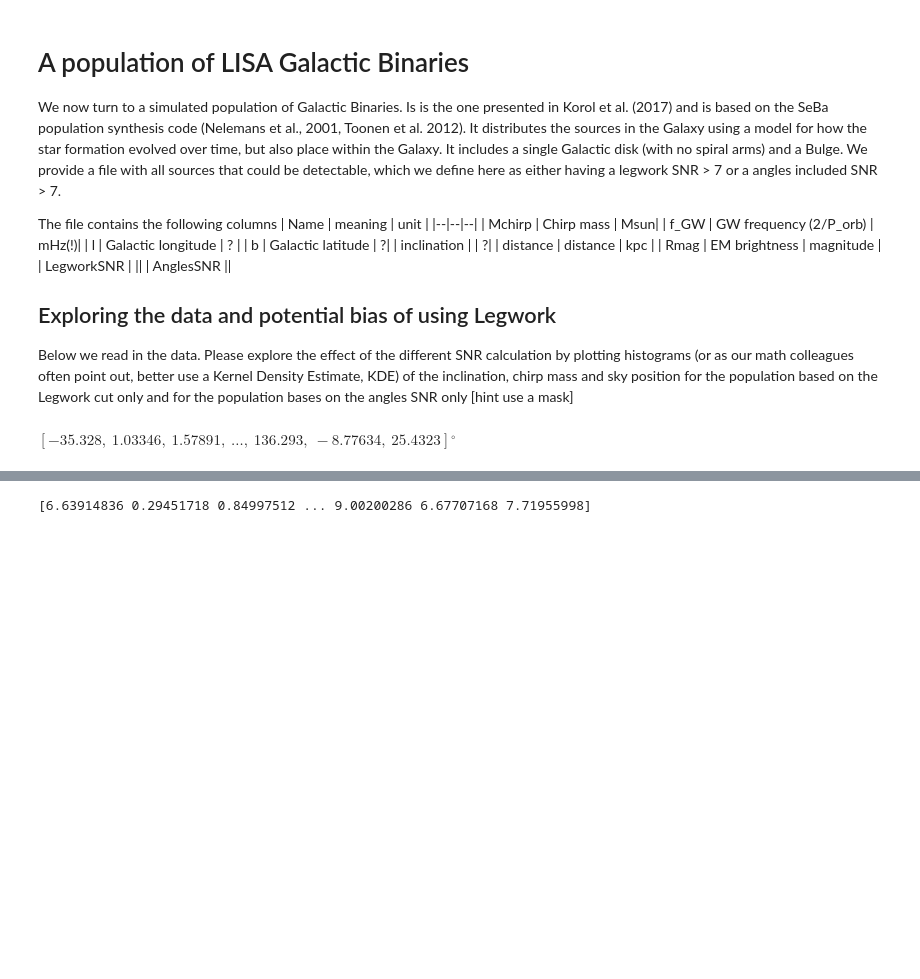
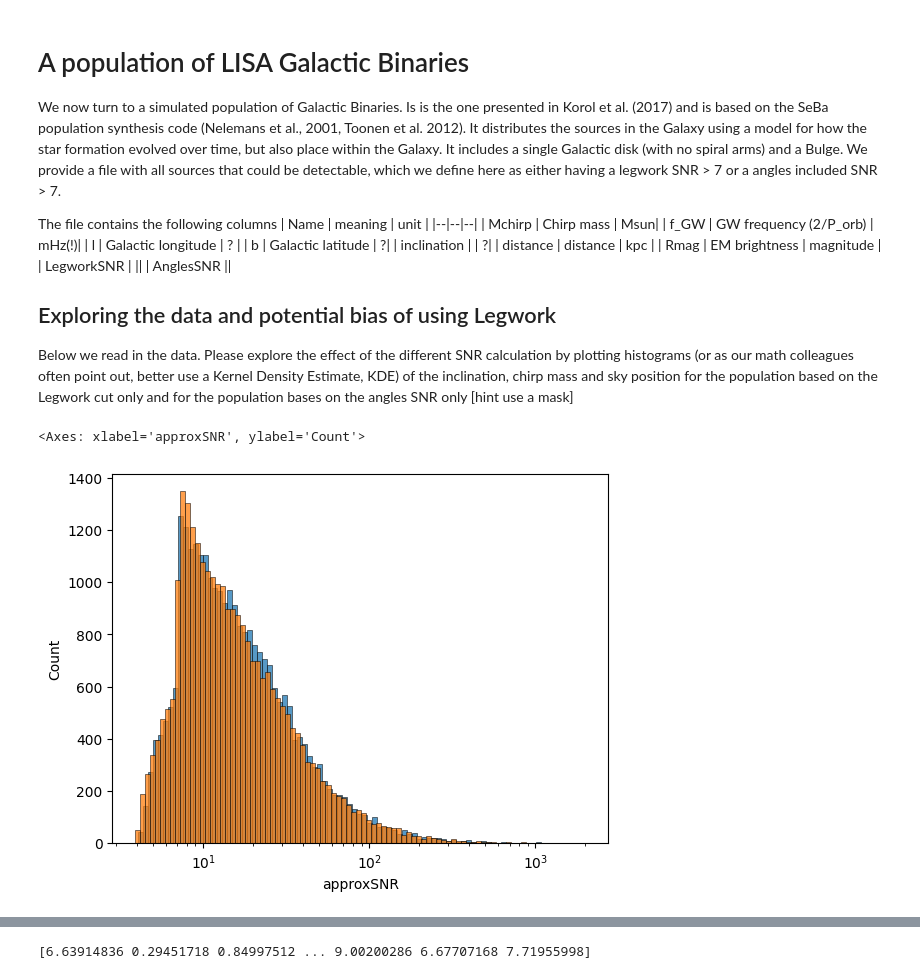
Before and after one commit to nelemans/LISA_GB_population, a Jupyter notebook: LISA_community_day_populations.ipynb, the cells around one changed output, grey strips where cells are left out. Cells and saved outputs as stored; diff of their text form; code cells hidden in the pictures; blank space fills up the shorter version.

```diff
--- a/LISA_community_day_populations.ipynb
+++ b/LISA_community_day_populations.ipynb
@@ -356,7 +356,9 @@ maskAngles = data['exactSNR'] > 7
 data['Mchirp'] = Mch(data['M1'],data['M2'])
 # %%
 data['Mtot'] = data['M1']+data['M2']
-# %%
-np.array(data['l'])*u.degree
-# %% [output]
-$[-35.328,~1.03346,~1.57891,~\dots,~136.293,~-8.77634,~25.4323]\mathrm{{}^{\circ}}$
+# %%
+sns.histplot(data['approxSNR'],log_scale=True)
+sns.histplot(data['exactSNR'],log_scale=True)
+# %% [output]
+<Axes: xlabel='approxSNR', ylabel='Count'>
+[figure, added]
```
Also changed, not shown: parts of 3 cells of this notebook.
